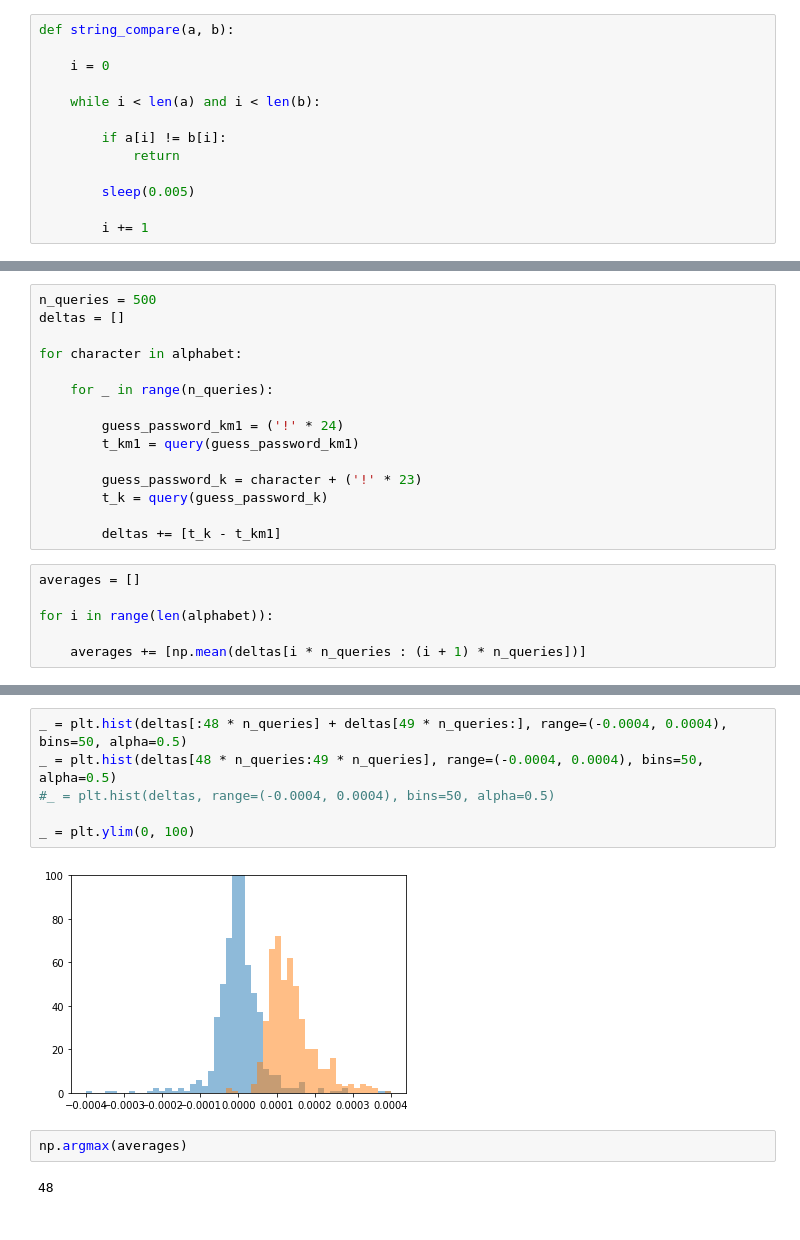
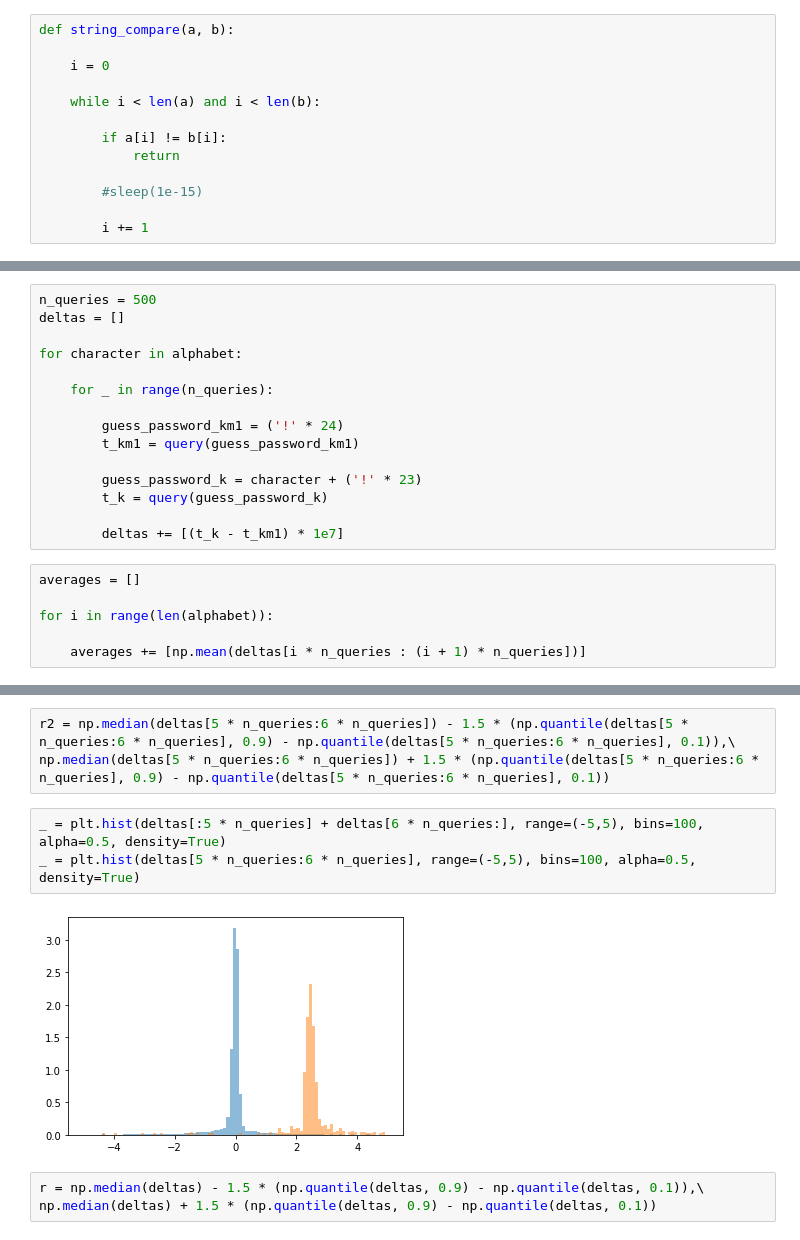
Before and after one commit to RobertDurfee/GMMTimingAttack, a Jupyter notebook: GMMTimingAttack.ipynb, the cells around one changed output, grey strips where cells are left out. Saved outputs shown, nothing was run; the diff lists cells and outputs as text.

```diff
--- a/GMMTimingAttack.ipynb
+++ b/GMMTimingAttack.ipynb
@@ -18,7 +18,7 @@ def string_compare(a, b):
         if a[i] != b[i]:
             return
 
-        sleep(0.005)
+        #sleep(1e-15)
 
         i += 1
 # %%
@@ -53,7 +53,7 @@ for character in alphabet:
         guess_password_k = character + ('!' * 23)
         t_k = query(guess_password_k)
 
-        deltas += [t_k - t_km1]
+        deltas += [(t_k - t_km1) * 1e7]
 # %%
 averages = []
 
@@ -67,13 +70,12 @@ _ = plt.bar(range(0, len(alphabet)), averages)
+# %%
+r2 = np.median(deltas[5 * n_queries:6 * n_queries]) - 1.5 * (np.quantile(deltas[5 * n_queries:6 * n_queries], 0.9) - np.quantile(deltas[5 * n_queries:6 * n_queries], 0.1)),\
+np.median(deltas[5 * n_queries:6 * n_queries]) + 1.5 * (np.quantile(deltas[5 * n_queries:6 * n_queries], 0.9) - np.quantile(deltas[5 * n_queries:6 * n_queries], 0.1))
 # %%
-_ = plt.hist(deltas[:48 * n_queries] + deltas[49 * n_queries:], range=(-0.0004, 0.0004), bins=50, alpha=0.5)
-_ = plt.hist(deltas[48 * n_queries:49 * n_queries], range=(-0.0004, 0.0004), bins=50, alpha=0.5)
-#_ = plt.hist(deltas, range=(-0.0004, 0.0004), bins=50, alpha=0.5)
-
-_ = plt.ylim(0, 100)
+_ = plt.hist(deltas[:5 * n_queries] + deltas[6 * n_queries:], range=(-5,5), bins=100, alpha=0.5, density=True)
+_ = plt.hist(deltas[5 * n_queries:6 * n_queries], range=(-5,5), bins=100, alpha=0.5, density=True)
 # %% [output]
-[figure, old version]
+[figure, new version]
-# %%
-np.argmax(averages)
-# %% [output]
-48
+# %%
+r = np.median(deltas) - 1.5 * (np.quantile(deltas, 0.9) - np.quantile(deltas, 0.1)),\
+np.median(deltas) + 1.5 * (np.quantile(deltas, 0.9) - np.quantile(deltas, 0.1))
 # %%
```
Also changed, not shown: parts of 12 cells of this notebook, 3 other files.
